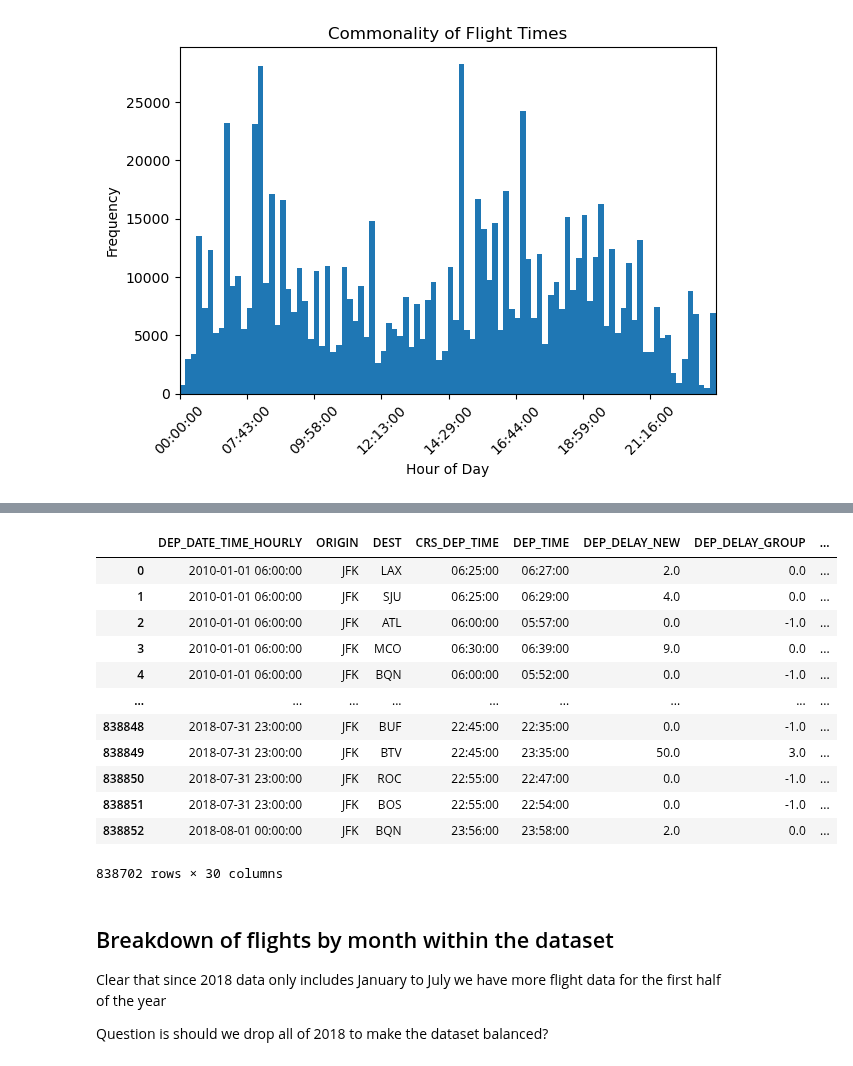
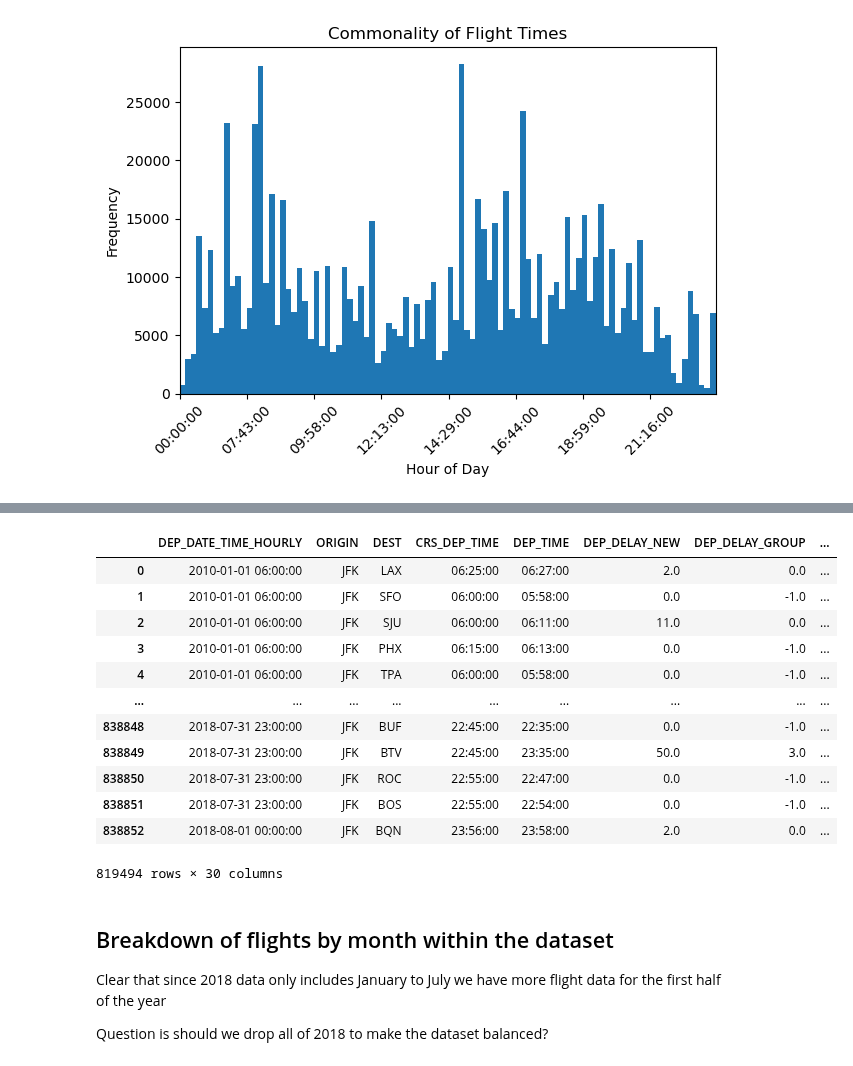
Before and after one commit to craigmiller24/MLP_Project, a Jupyter notebook: Preprocessing.ipynb, the cells around one changed output, grey strips where cells are left out. Drawn from its saved outputs; the diff is of its cells as text; code cells hidden in the pictures.

```diff
--- a/Preprocessing.ipynb
+++ b/Preprocessing.ipynb
@@ -246,22 +243,22 @@ Percentage of flights delayed by more than 180 minutes: 0.0130
 Percentage of flights cancelled: 0.0231
 # %%
 # Remove cancelled flights with delay group != 0
-merged_df = merged_df[((merged_df['CANCELLED'] == 1) & (merged_df['DEP_DELAY_GROUP'] == 0)) | (merged_df['CANCELLED'] == 0)]
+merged_df = merged_df[(merged_df['CANCELLED'] == 0)]
 merged_df
 # %% [output]
 |  | DEP_DATE_TIME_HOURLY | ORIGIN | DEST | CRS_DEP_TIME | DEP_TIME | DEP_DELAY_NEW | DEP_DELAY_GROUP | ... |
 | 0 | 2010-01-01 06:00:00 | JFK | LAX | 06:25:00 | 06:27:00 | 2.0 | 0.0 | ... |
-| 1 | 2010-01-01 06:00:00 | JFK | SJU | 06:25:00 | 06:29:00 | 4.0 | 0.0 | ... |
-| 2 | 2010-01-01 06:00:00 | JFK | ATL | 06:00:00 | 05:57:00 | 0.0 | -1.0 | ... |
-| 3 | 2010-01-01 06:00:00 | JFK | MCO | 06:30:00 | 06:39:00 | 9.0 | 0.0 | ... |
-| 4 | 2010-01-01 06:00:00 | JFK | BQN | 06:00:00 | 05:52:00 | 0.0 | -1.0 | ... |
+| 1 | 2010-01-01 06:00:00 | JFK | SFO | 06:00:00 | 05:58:00 | 0.0 | -1.0 | ... |
+| 2 | 2010-01-01 06:00:00 | JFK | SJU | 06:00:00 | 06:11:00 | 11.0 | 0.0 | ... |
+| 3 | 2010-01-01 06:00:00 | JFK | PHX | 06:15:00 | 06:13:00 | 0.0 | -1.0 | ... |
+| 4 | 2010-01-01 06:00:00 | JFK | TPA | 06:00:00 | 05:58:00 | 0.0 | -1.0 | ... |
 | ... | ... | ... | ... | ... | ... | ... | ... | ... |
 | 838848 | 2018-07-31 23:00:00 | JFK | BUF | 22:45:00 | 22:35:00 | 0.0 | -1.0 | ... |
 | 838849 | 2018-07-31 23:00:00 | JFK | BTV | 22:45:00 | 23:35:00 | 50.0 | 3.0 | ... |
 | 838850 | 2018-07-31 23:00:00 | JFK | ROC | 22:55:00 | 22:47:00 | 0.0 | -1.0 | ... |
 | 838851 | 2018-07-31 23:00:00 | JFK | BOS | 22:55:00 | 22:54:00 | 0.0 | -1.0 | ... |
 | 838852 | 2018-08-01 00:00:00 | JFK | BQN | 23:56:00 | 23:58:00 | 2.0 | 0.0 | ... |
-838702 rows × 30 columns
+819494 rows × 30 columns
 # %% [markdown]
 ## Breakdown of flights by month within the dataset
 Clear that since 2018 data only includes January to July we have more flight data for the first half of the year
```
Also changed, not shown: parts of 11 cells of this notebook, 3 other files.
